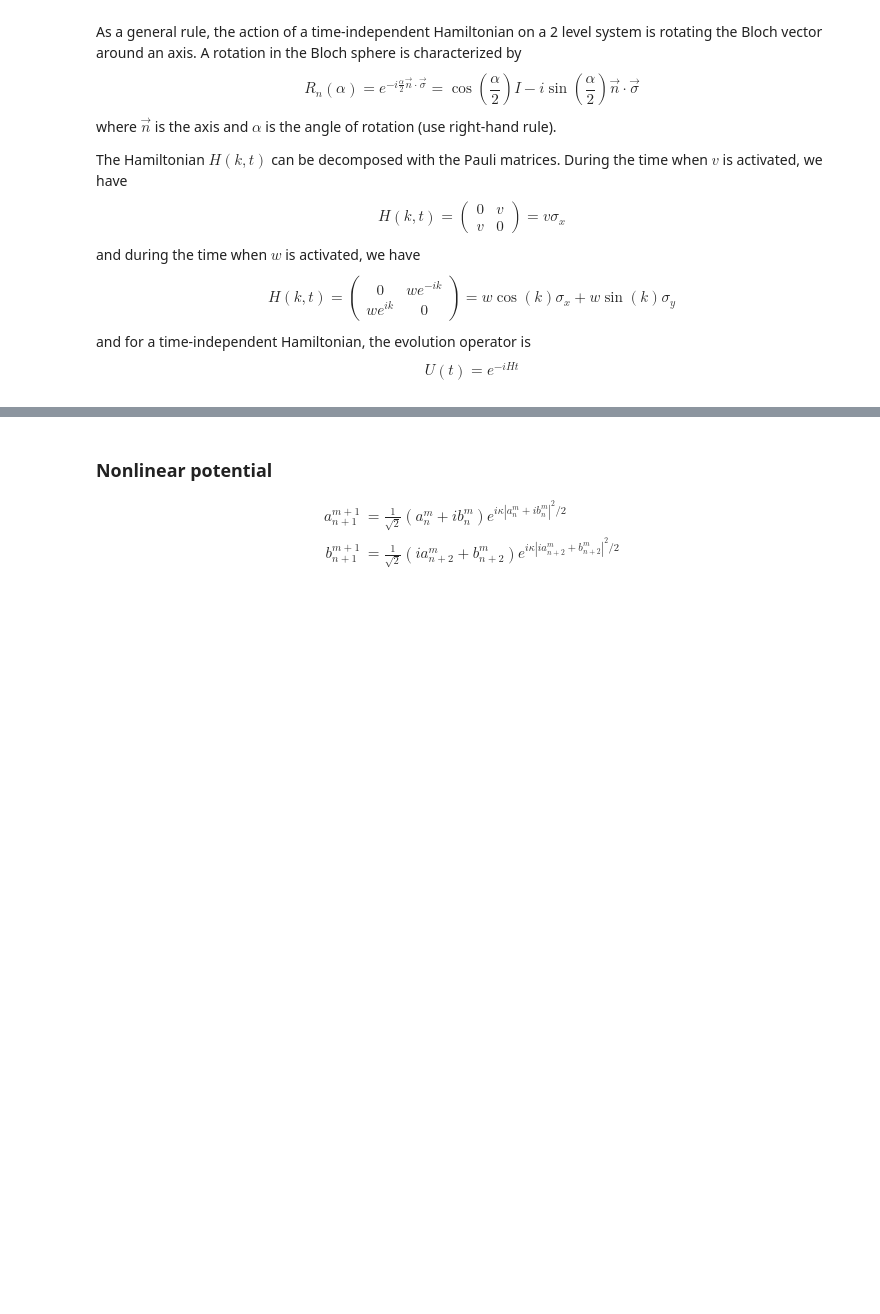
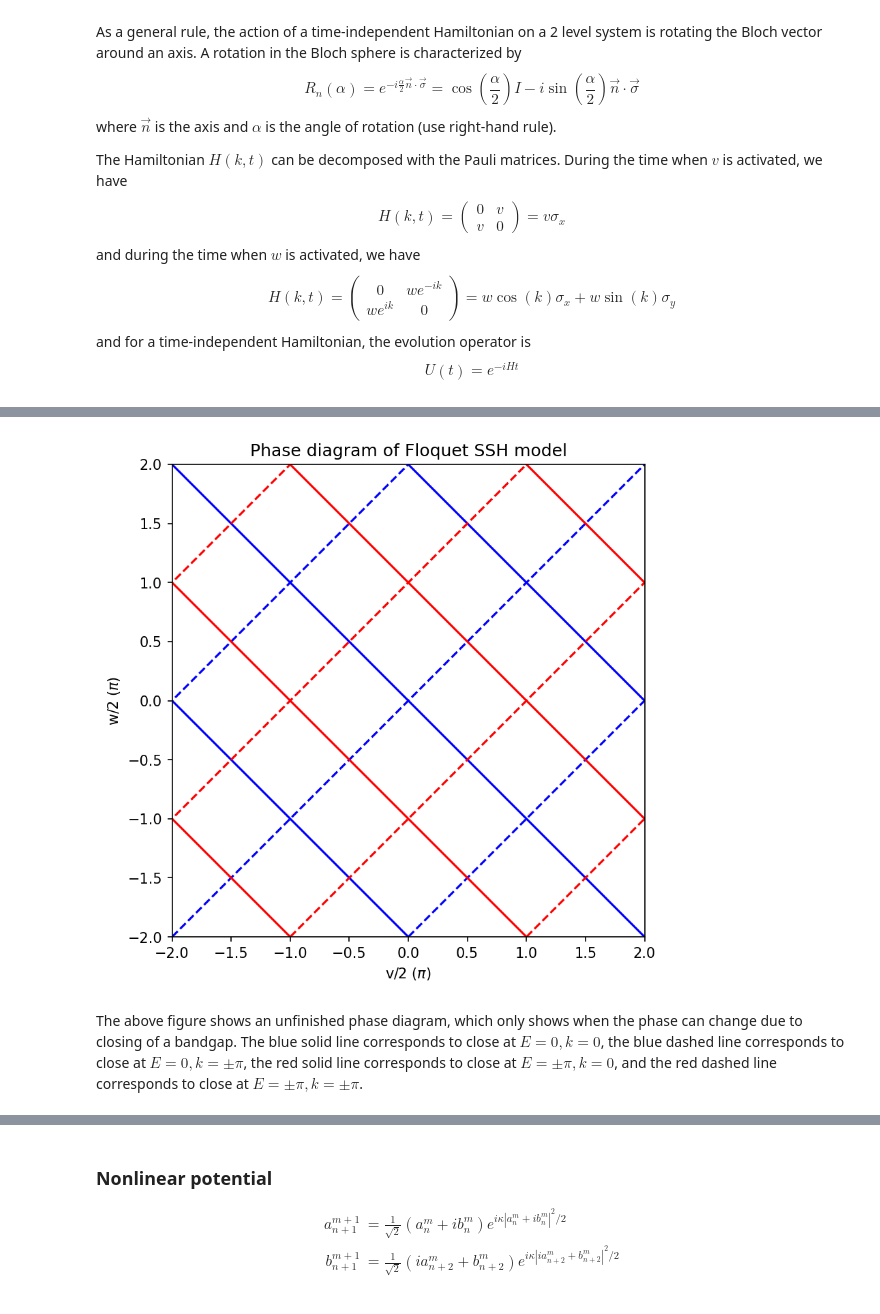
Before and after one commit to nlphotonics/light_walk_in_two_loops, a Jupyter notebook: two_loop_light_walk.ipynb, the cells around one changed output, grey strips where cells are left out. Saved outputs shown, nothing was run; the diff lists cells and outputs as text; code cells hidden in the pictures; blank space fills up the shorter version.

Commit message:
topological invariants: closing of bandgap

```diff
--- a/two_loop_light_walk.ipynb
+++ b/two_loop_light_walk.ipynb
@@ -517,3 +539,41 @@ $$
+# %%
+import numpy as np
+import matplotlib.pyplot as plt
+
+# V=v/2, W=w/2 (= pi/2 - beta)
+
+V = np.linspace(-4*np.pi,4*np.pi,101)
+lines = range(-2,3,1)
+
+fig, ax = plt.subplots(1,1,figsize=(10,6),dpi=150)
+
+for m in lines: # bandgap closes at E=0 k=0
+    W = -V+2*m*np.pi
+    ax.plot(V/np.pi,W/np.pi,color='blue',linestyle='-')
+
+for m in lines: # bandgap closes at E=0 k=pi
+    W = V-2*m*np.pi
+    ax.plot(V/np.pi,W/np.pi,color='blue',linestyle='--')
+
+for m in lines: # bandgap closes at E=pi k=0
+    W = -V+np.pi+2*m*np.pi
+    ax.plot(V/np.pi,W/np.pi,color='red',linestyle='-')
+
+for m in lines: # bandgap closes at E=pi k=pi
+    W = V-np.pi-2*m*np.pi
+    ax.plot(V/np.pi,W/np.pi,color='red',linestyle='--')
+
+ax.set_title("Phase diagram of Floquet SSH model")
+ax.set_xlabel(r"v/2 ($\pi$)")
+ax.set_ylabel(r"w/2 ($\pi$)")
+ax.set_xlim(-2,2)
+ax.set_ylim(-2,2)
+ax.set_aspect('equal', 'box')
+plt.show()
+# %% [output]
+[figure, added]
+# %% [markdown]
+The above figure shows an unfinished phase diagram, which only shows when the phase can change due to closing of a bandgap. The blue solid line corresponds to close at $E=0,k=0$, the blue dashed line corresponds to close at $E=0,k=\pm \pi$, the red solid line corresponds to close at $E=\pm \pi,k=0$, and the red dashed line corresponds to close at $E=\pm \pi,k=\pm \pi$.
 # %% [markdown]
 Let's analyze the symmetry of the Hamiltonian.
 
```
Also changed, not shown: parts of 3 cells of this notebook.
